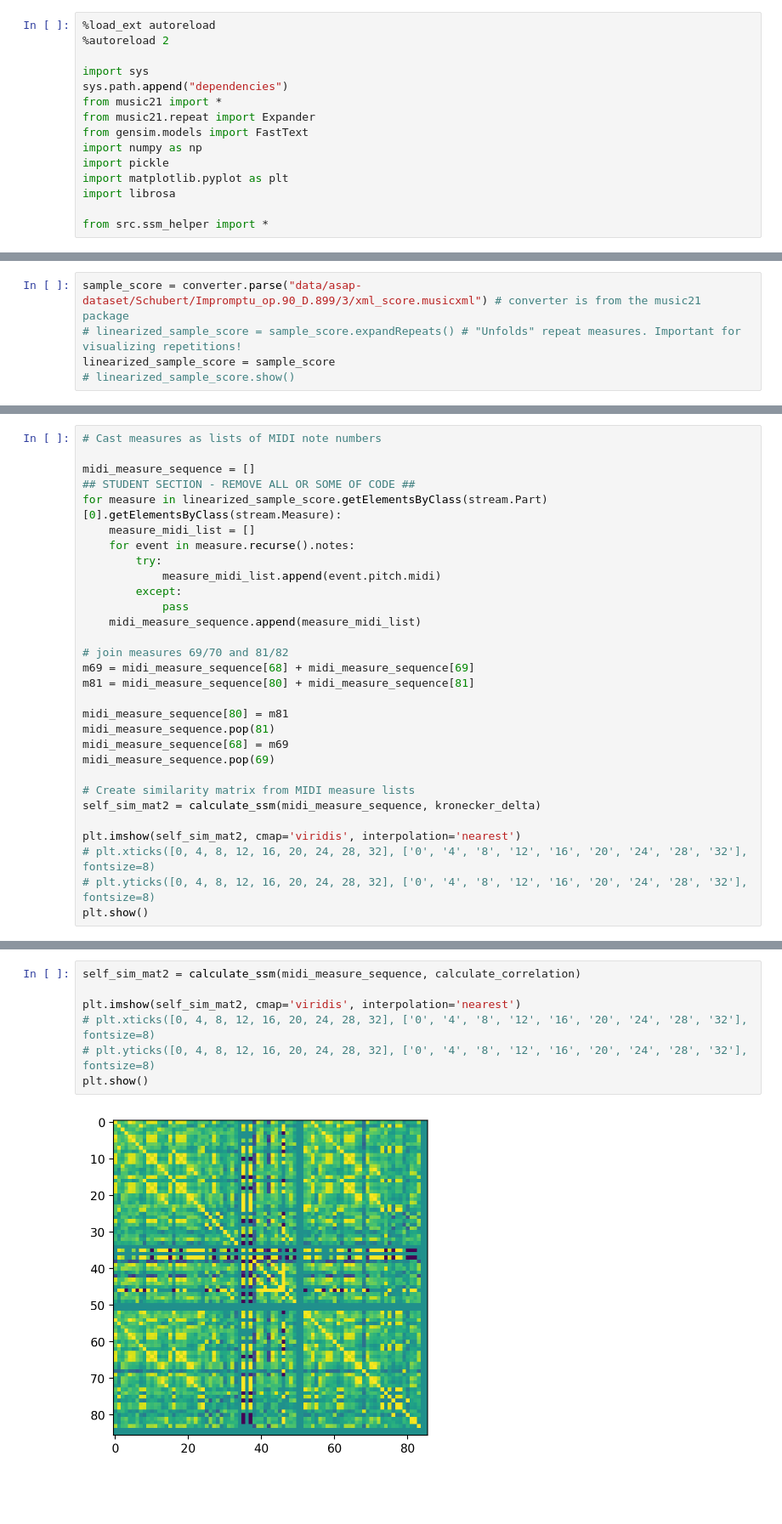
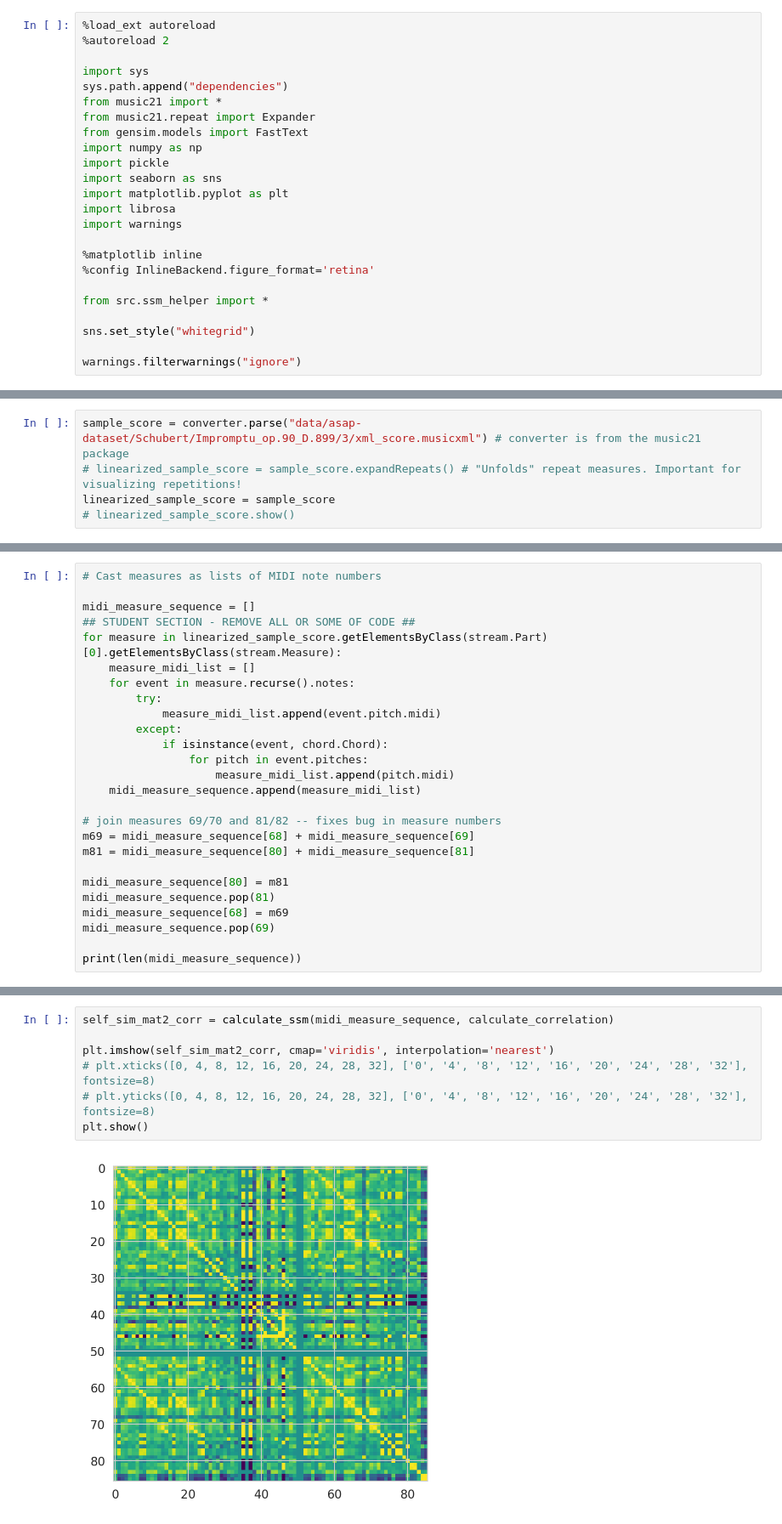
Before and after one commit to TalosSources/digital_musicology_homework_3, a Jupyter notebook: ssm.ipynb, the cells around one changed output, grey strips where cells are left out. Shown: that part at 85% size. Drawn from its saved outputs; the diff is of its cells as text; blank space fills up the shorter version.

```diff
--- a/ssm.ipynb
+++ b/ssm.ipynb
@@ -9,7 +9,16 @@ from music21.repeat import Expander
 from gensim.models import FastText
 import numpy as np
 import pickle
+import seaborn as sns
 import matplotlib.pyplot as plt
 import librosa
+import warnings
+
+%matplotlib inline
+%config InlineBackend.figure_format='retina'
 
 from src.ssm_helper import *
+
+sns.set_style("whitegrid")
+
+warnings.filterwarnings("ignore")
@@ -55,10 +61,12 @@ for measure in linearized_sample_score.getElementsByClass(stream.Part)[0].getEle
         try:
             measure_midi_list.append(event.pitch.midi)
         except:
-            pass
+            if isinstance(event, chord.Chord):
+                for pitch in event.pitches:
+                    measure_midi_list.append(pitch.midi)
     midi_measure_sequence.append(measure_midi_list)
 
-# join measures 69/70 and 81/82
+# join measures 69/70 and 81/82 -- fixes bug in measure numbers
 m69 = midi_measure_sequence[68] + midi_measure_sequence[69]
 m81 = midi_measure_sequence[80] + midi_measure_sequence[81]
 
@@ -67,11 +75,5 @@ midi_measure_sequence.pop(81)
 midi_measure_sequence[68] = m69
 midi_measure_sequence.pop(69)
 
-# Create similarity matrix from MIDI measure lists
-self_sim_mat2 = calculate_ssm(midi_measure_sequence, kronecker_delta)
-
-plt.imshow(self_sim_mat2, cmap='viridis', interpolation='nearest')
-# plt.xticks([0, 4, 8, 12, 16, 20, 24, 28, 32], ['0', '4', '8', '12', '16', '20', '24', '28', '32'], fontsize=8)
-# plt.yticks([0, 4, 8, 12, 16, 20, 24, 28, 32], ['0', '4', '8', '12', '16', '20', '24', '28', '32'], fontsize=8)
-plt.show()
+print(len(midi_measure_sequence))
 # %% [output]
@@ -88,9 +91,9 @@ plt.show()
 # %%
-self_sim_mat2 = calculate_ssm(midi_measure_sequence, calculate_correlation)
+self_sim_mat2_corr = calculate_ssm(midi_measure_sequence, calculate_correlation)
 
-plt.imshow(self_sim_mat2, cmap='viridis', interpolation='nearest')
+plt.imshow(self_sim_mat2_corr, cmap='viridis', interpolation='nearest')
 # plt.xticks([0, 4, 8, 12, 16, 20, 24, 28, 32], ['0', '4', '8', '12', '16', '20', '24', '28', '32'], fontsize=8)
 # plt.yticks([0, 4, 8, 12, 16, 20, 24, 28, 32], ['0', '4', '8', '12', '16', '20', '24', '28', '32'], fontsize=8)
 plt.show()
 # %% [output]
-[figure, old version]
+[figure, new version]
```
Also changed, not shown: parts of 18 cells of this notebook, 8 other files.
